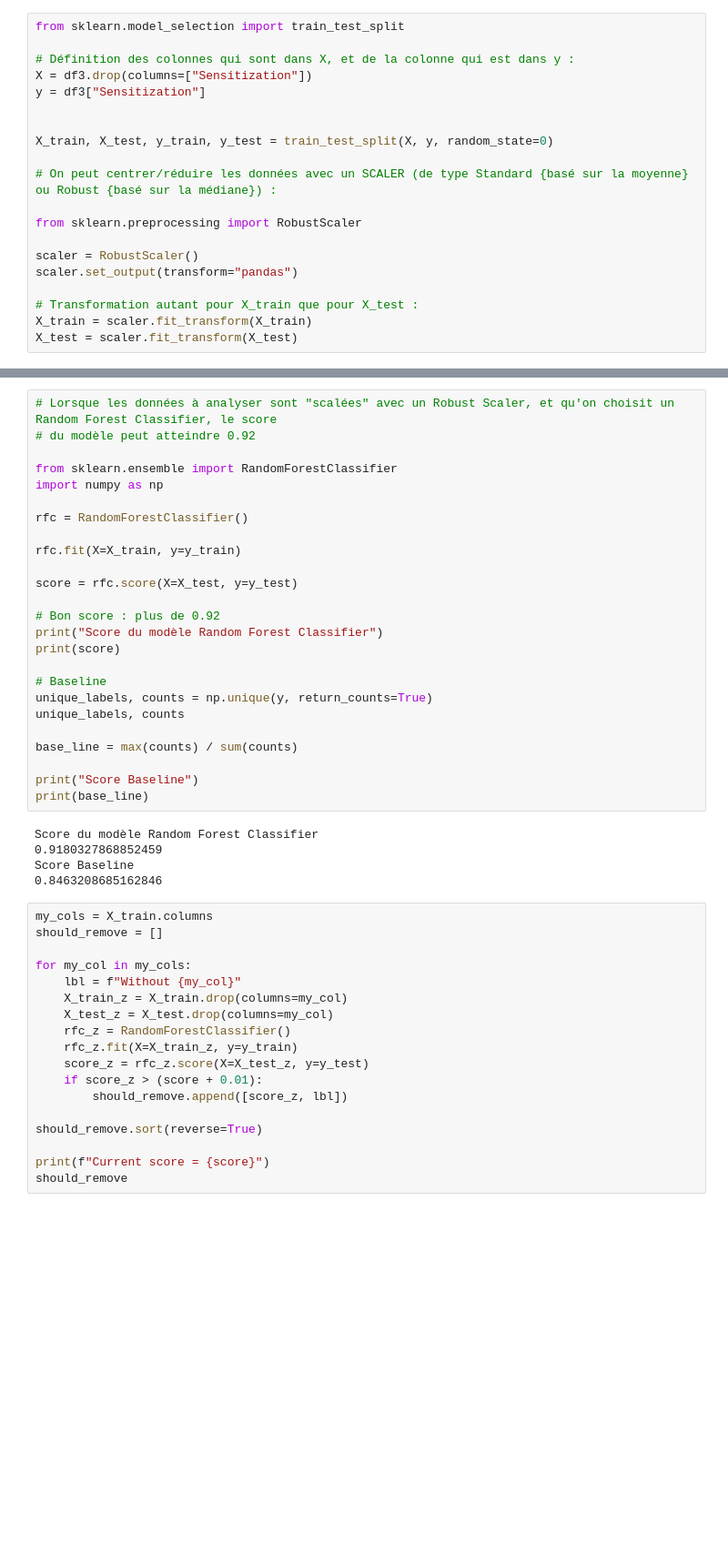
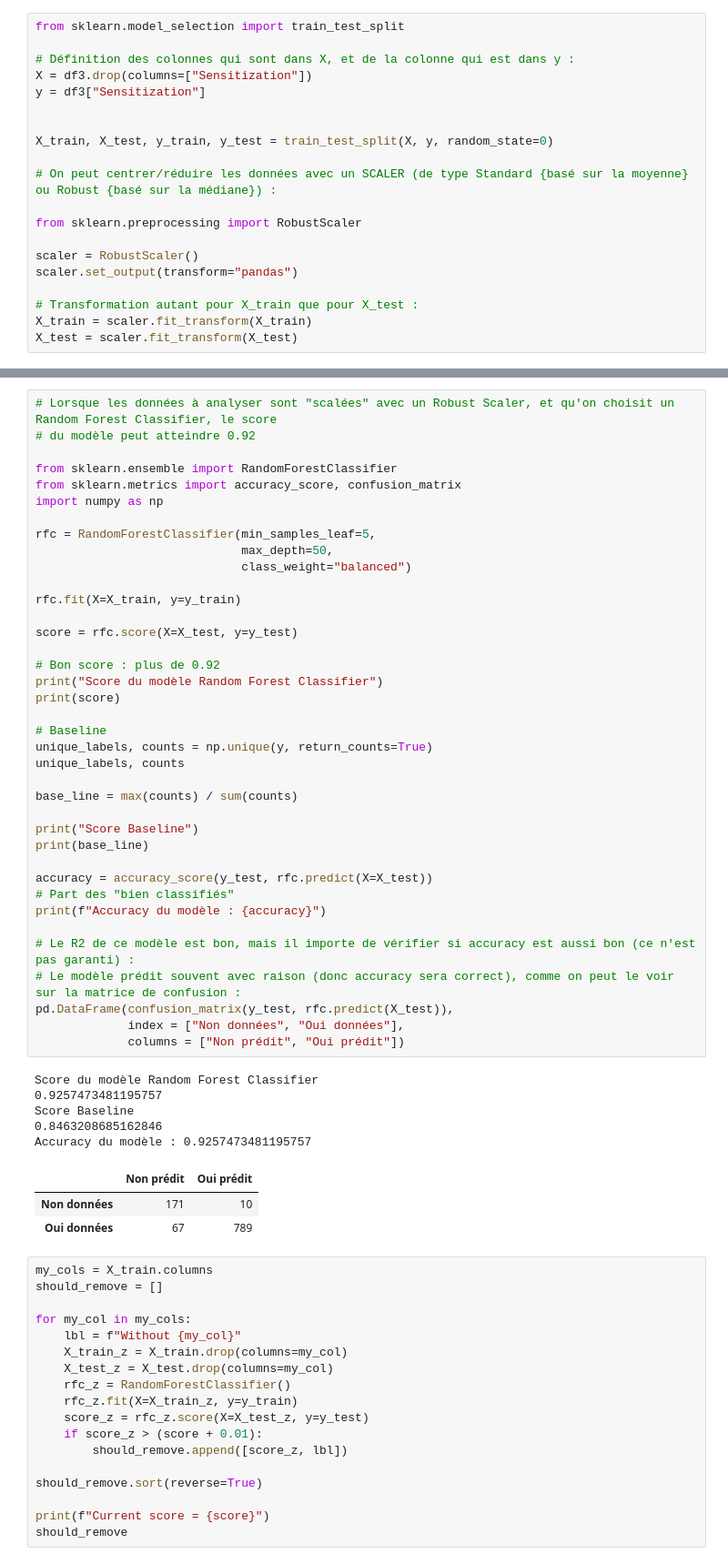
Before and after one commit to IngeaJeanOlivier/Allergies, a Jupyter notebook: notebooks/predictive_model_1.ipynb, the cells around one changed output, grey strips where cells are left out. Shown at 91% size. Drawn from its saved outputs; the diff is of its cells as text; blank space fills up the shorter version.

```diff
--- a/notebooks/predictive_model_1.ipynb
+++ b/notebooks/predictive_model_1.ipynb
@@ -291,33 +289,50 @@ X_train.head()
 # %%
 # Lorsque les données à analyser sont "scalées" avec un Robust Scaler, et qu'on choisit un Random Forest Classifier, le score
 # du modèle peut atteindre 0.92
 
 from sklearn.ensemble import RandomForestClassifier
+from sklearn.metrics import accuracy_score, confusion_matrix
 import numpy as np
 
-rfc = RandomForestClassifier()
+rfc = RandomForestClassifier(min_samples_leaf=5,
+                             max_depth=50,
+                             class_weight="balanced")
 
 rfc.fit(X=X_train, y=y_train)
 
 score = rfc.score(X=X_test, y=y_test)
 
 # Bon score : plus de 0.92
 print("Score du modèle Random Forest Classifier")
 print(score)
 
 # Baseline
 unique_labels, counts = np.unique(y, return_counts=True)
 unique_labels, counts
 
 base_line = max(counts) / sum(counts)
 
 print("Score Baseline")
 print(base_line)
+
+accuracy = accuracy_score(y_test, rfc.predict(X=X_test))
+# Part des "bien classifiés"
+print(f"Accuracy du modèle : {accuracy}")
+
+# Le R2 de ce modèle est bon, mais il importe de vérifier si accuracy est aussi bon (ce n'est pas garanti) :
+# Le modèle prédit souvent avec raison (donc accuracy sera correct), comme on peut le voir sur la matrice de confusion :
+pd.DataFrame(confusion_matrix(y_test, rfc.predict(X_test)),
+             index = ["Non données", "Oui données"],
+             columns = ["Non prédit", "Oui prédit"])
 # %% [output]
 Score du modèle Random Forest Classifier
-0.9180327868852459
+0.9257473481195757
 Score Baseline
 0.8463208685162846
+Accuracy du modèle : 0.9257473481195757
+|  | Non prédit | Oui prédit |
+| Non données | 171 | 10 |
+| Oui données | 67 | 789 |
 # %%
 my_cols = X_train.columns
 should_remove = []
```
Also changed, not shown: parts of 4 cells of this notebook, 1 other file.
